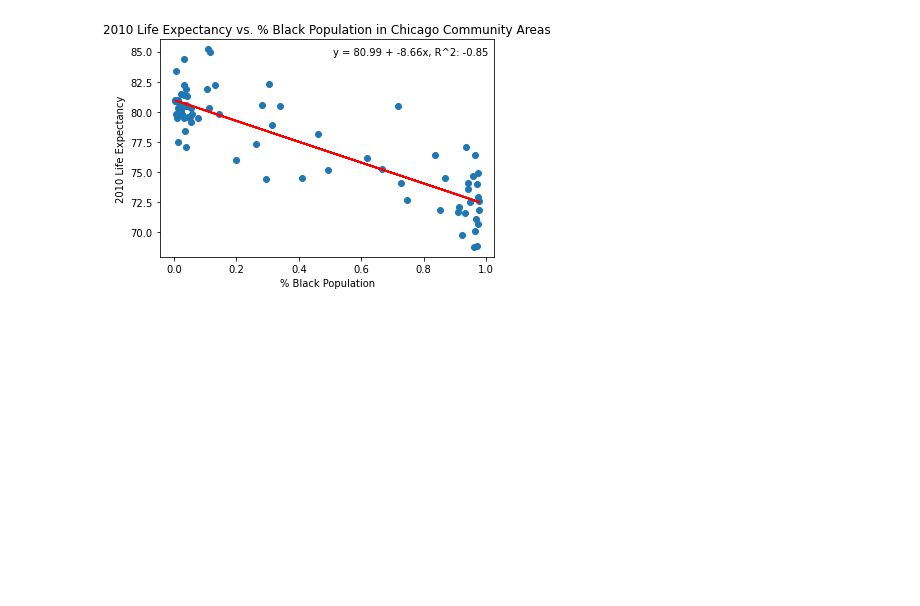
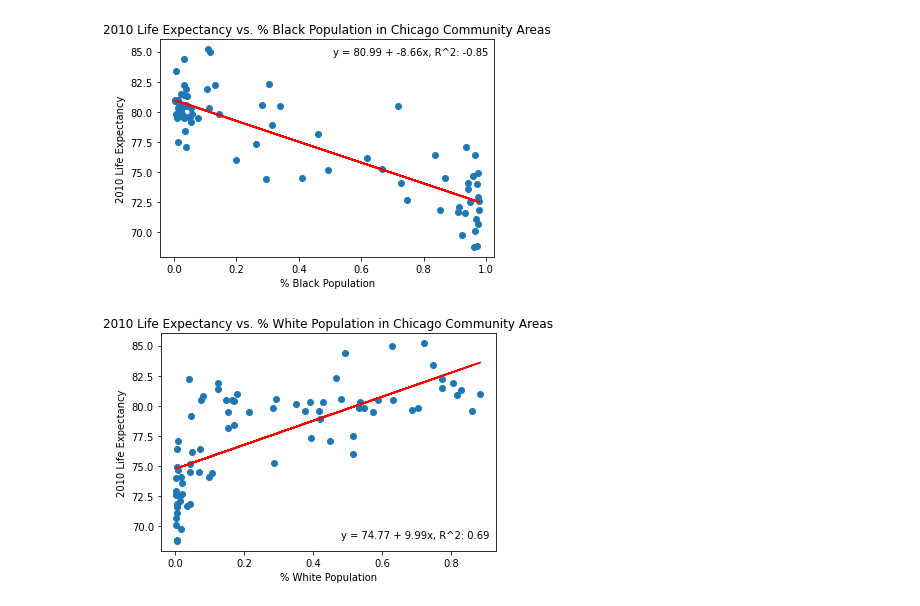
Before and after one commit to Environmental-Research-Group/data_analysis_22_23, a Jupyter notebook: kevinlin/v2.ipynb, the cells around one changed output. Cells and saved outputs as stored; diff of their text form; code cells hidden in the pictures; blank space fills up the shorter version.

Commit message:
Add life expectancy graphs and t-tests

```diff
--- a/kevinlin/v2.ipynb
+++ b/kevinlin/v2.ipynb
@@ -97,3 +98,20 @@ plt.savefig("figures/life_race.png", bbox_inches="tight")
 plt.show()
 # %% [output]
 [figure]
+# %%
+x2 = FINAL["white"]
+
+plt.figure(facecolor="white")
+plt.scatter(x2, y)
+plt.xlabel("% White Population")
+plt.ylabel("2010 Life Expectancy")
+plt.title("2010 Life Expectancy vs. % White Population in Chicago Community Areas")
+
+m, b, r2, p, std_err = scipy.stats.linregress(x2, y)
+plt.plot(x2, x2 * m + b, c="red")
+plt.text(0.48, 69, 'y = ' + '{:.2f}'.format(b) + ' + {:.2f}'.format(m) + 'x, R^2: ' + '{:.2f}'.format(r2))
+
+plt.savefig("figures/life_race_white.png", bbox_inches="tight")
+plt.show()
+# %% [output]
+[figure, added]
```
Also changed, not shown: parts of 4 cells of this notebook, 4 other files.
